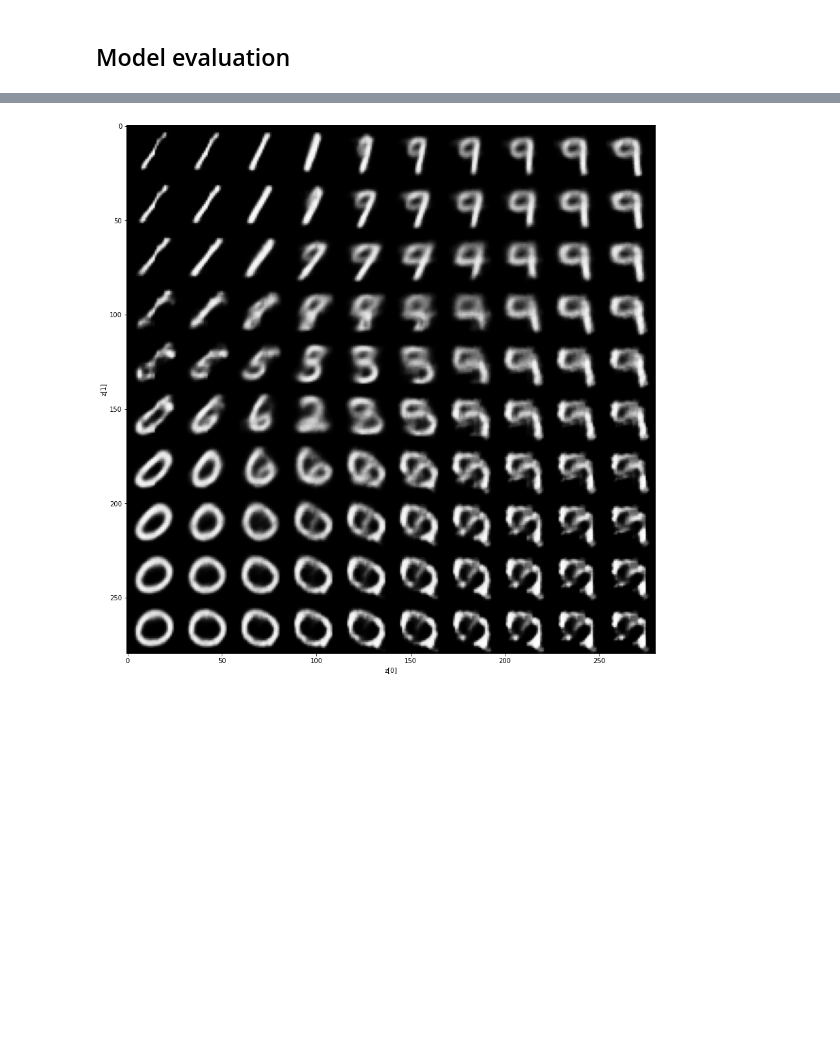
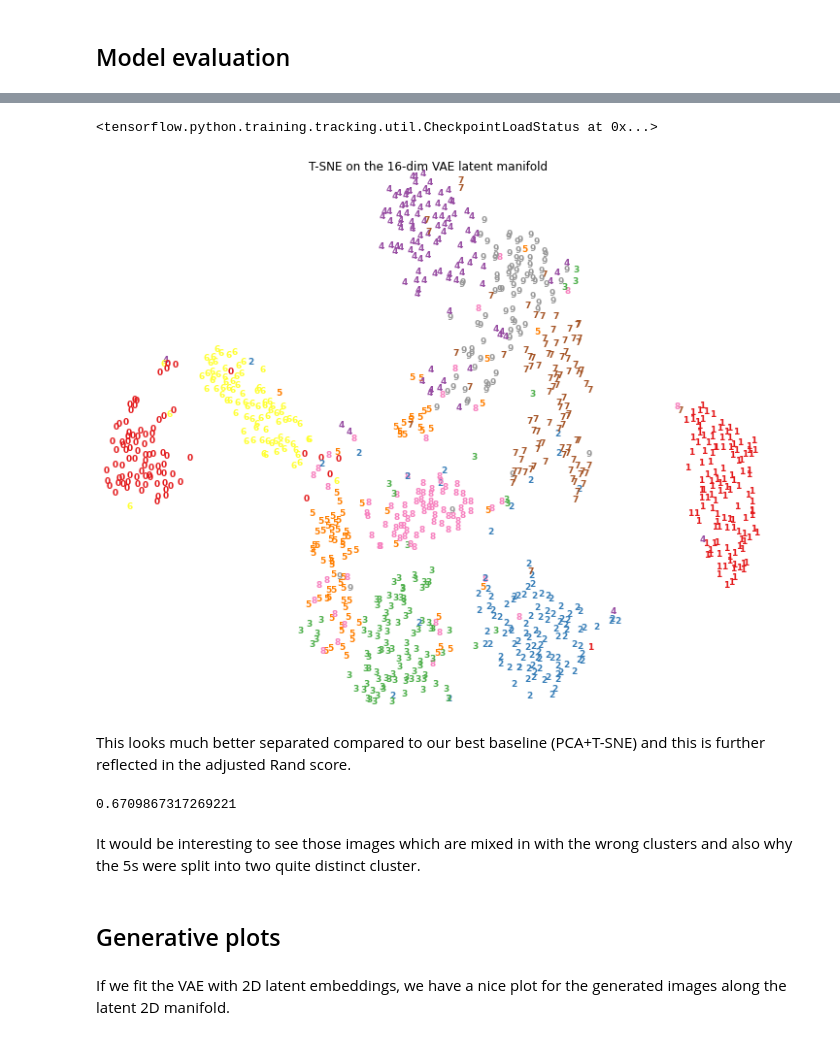
Before and after one commit to danieltsoukup/autoencoders, a Jupyter notebook: variational_autoencoders.ipynb, the cells around one changed output, grey strips where cells are left out. Cells and saved outputs as stored; diff of their text form; code cells hidden in the pictures; blank space fills up the shorter version.

```diff
--- a/variational_autoencoders.ipynb
+++ b/variational_autoencoders.ipynb
@@ -34,9 +147,9 @@ class Sampling(layers.Layer):
 
 
 class VAE(keras.Model):
-    def __init__(self, encoder, decoder, **kwargs):
+    def __init__(self, latent_dim=2, **kwargs):
         super(VAE, self).__init__(**kwargs)
-        self.latent_dim = 2
+        self.latent_dim = latent_dim
         self.encoder = self.get_encoder()
         self.decoder = self.get_decoder()
 
@@ -84,19 +197,8 @@ class VAE(keras.Model):
         # calculate gradients
         grads = tape.gradient(total_loss, self.trainable_weights)
 
-#         # weight norms
-#         old_weights = {weight.name: weight.numpy() for weight in self.trainable_weights}
-#         param_scale = {name: np.linalg.norm(weight.ravel()) for name, weight in old_weights.items()}
-
         # update the weights
         self.optimizer.apply_gradients(zip(grads, self.trainable_weights))
-
-        # new weights and update ratio
-#         new_weights = {weight.name: weight.numpy() for weight in self.trainable_weights}
-#         updates = {name: new_weights[name]-old_weights[name] for name in new_weights}
-#         update_scale = {name: np.linalg.norm(weight.ravel()) for name in updates}
-
-#         update_ratio = {name: update_scale[name]/param_scale[name] for name in update_scale}
 
         return  {
             "loss/total_loss": total_loss,
@@ -111,15 +211 @@ We load the MNIST data and optionally down sample:
-# %%
-(x_train, _), (x_test, y_test) = keras.datasets.mnist.load_data()
-
-sample_size = None
-
-if sample_size:
-    train_data = x_train[np.random.choice(x_train.shape[0], sample_size)]
-else:
-    train_data = x_train
-
-train_data = np.expand_dims(train_data, -1).astype("float32") / 255
-
-val_data = np.expand_dims(x_test, -1).astype("float32") / 255
-val_labels = y_test
 # %% [markdown]
@@ -257,4 +282,29 @@ fig = plot_latent_cluster(val_data, val_labels)
-# %%
-fig = plot_generative(encoder, decoder, show=True)
-# %% [output]
-[figure, removed]
+# %%
+vae = VAE(latent_dim=16)
+vae.load_weights('models/vae_16d_mnist.ckpt')
+# %% [output]
+<tensorflow.python.training.tracking.util.CheckpointLoadStatus at 0x...>
+# %%
+z_mean, _, _ = vae.encoder.predict(val_data)
+tsne = TSNE(n_components=2)
+z_mean_2d = tsne.fit_transform(z_mean)
+
+figure = plot_clusters(z_mean_2d, val_labels, title="T-SNE on the 16-dim VAE latent manifold", show=True)
+figure.savefig("tsne_latent.png")
+# %% [output]
+[figure, added]
+# %% [markdown]
+This looks much better separated compared to our best baseline (PCA+T-SNE) and this is further reflected in the adjusted Rand score.
+# %%
+kmeans = KMeans(n_clusters=10)
+cluster_labels = kmeans.fit_predict(z_mean_2d)
+
+adjusted_rand_score(cluster_labels, val_labels)
+# %% [output]
+0.6709867317269221
+# %% [markdown]
+It would be interesting to see those images which are mixed in with the wrong clusters and also why the 5s were split into two quite distinct cluster.
+# %% [markdown]
+## Generative plots
+# %% [markdown]
+If we fit the VAE with 2D latent embeddings, we have a nice plot for the generated images along the latent 2D manifold.
```
Also changed, not shown: parts of 32 cells of this notebook, 1 other file.
